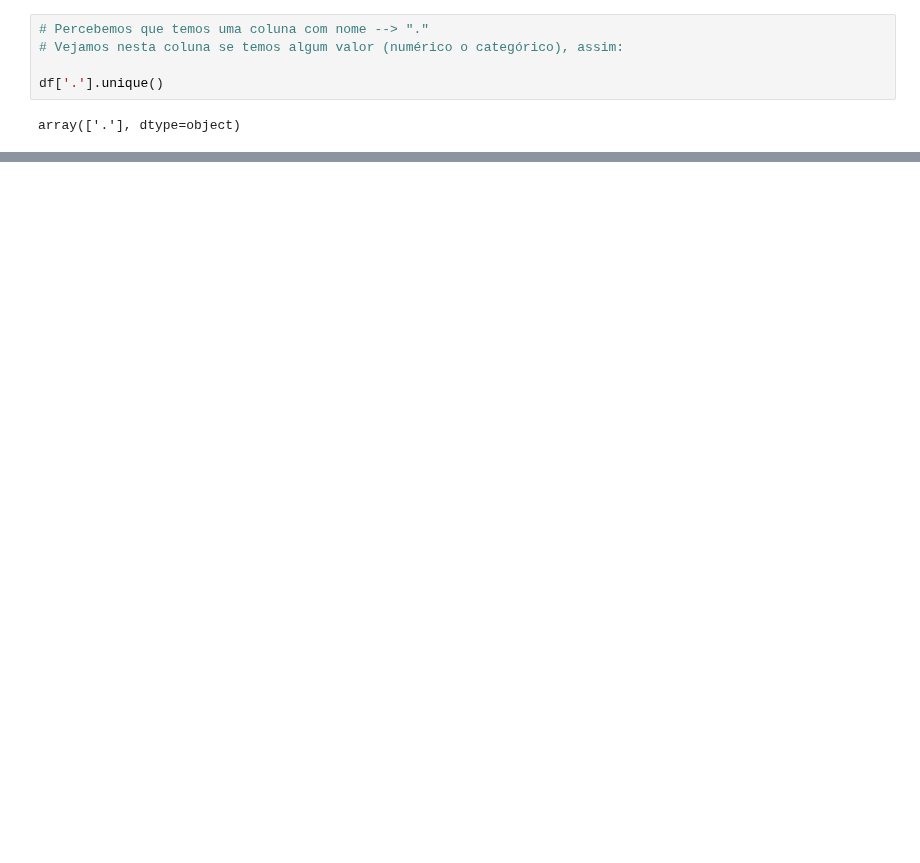
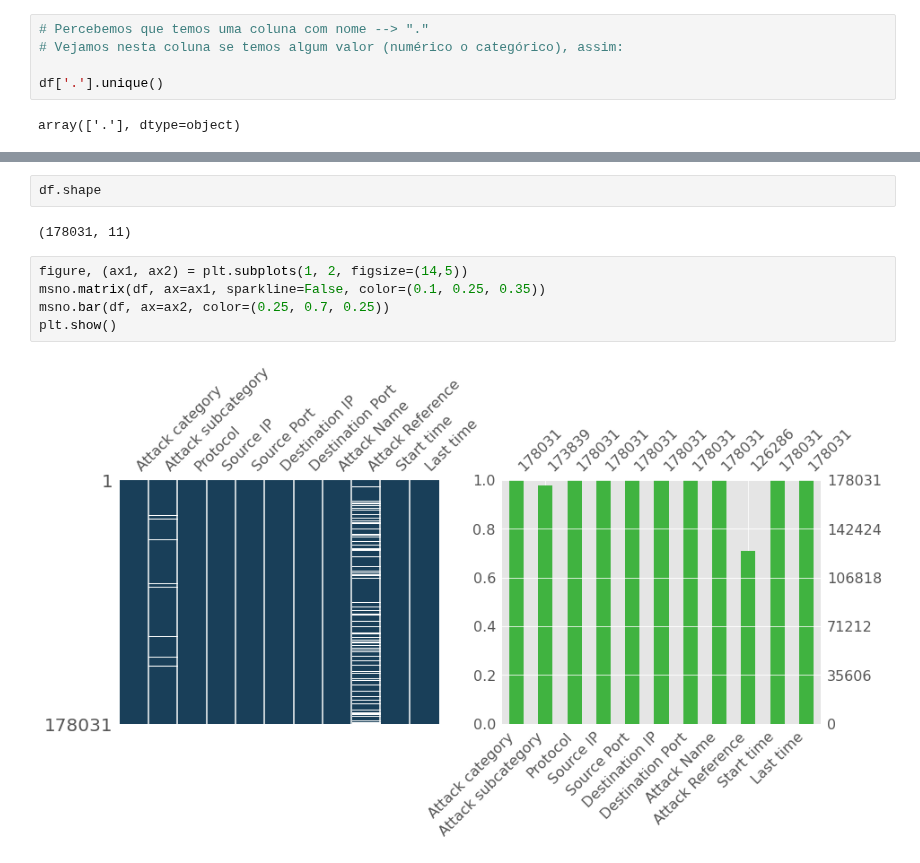
Before and after one commit to EddyGiusepe/Cyber_Security_1, a Jupyter notebook: CyberSecurity_Kaggle.ipynb, the cells around one changed output, grey strips where cells are left out. Saved outputs shown, nothing was run; the diff lists cells and outputs as text; blank space fills up the shorter version.

```diff
--- a/CyberSecurity_Kaggle.ipynb
+++ b/CyberSecurity_Kaggle.ipynb
@@ -103,0 +104,11 @@ df.sample(6)
+# %%
+df.shape
+# %% [output]
+(178031, 11)
+# %%
+figure, (ax1, ax2) = plt.subplots(1, 2, figsize=(14,5))
+msno.matrix(df, ax=ax1, sparkline=False, color=(0.1, 0.25, 0.35))
+msno.bar(df, ax=ax2, color=(0.25, 0.7, 0.25))
+plt.show()
+# %% [output]
+[figure, added]
```
Also changed, not shown: parts of 7 cells of this notebook.
